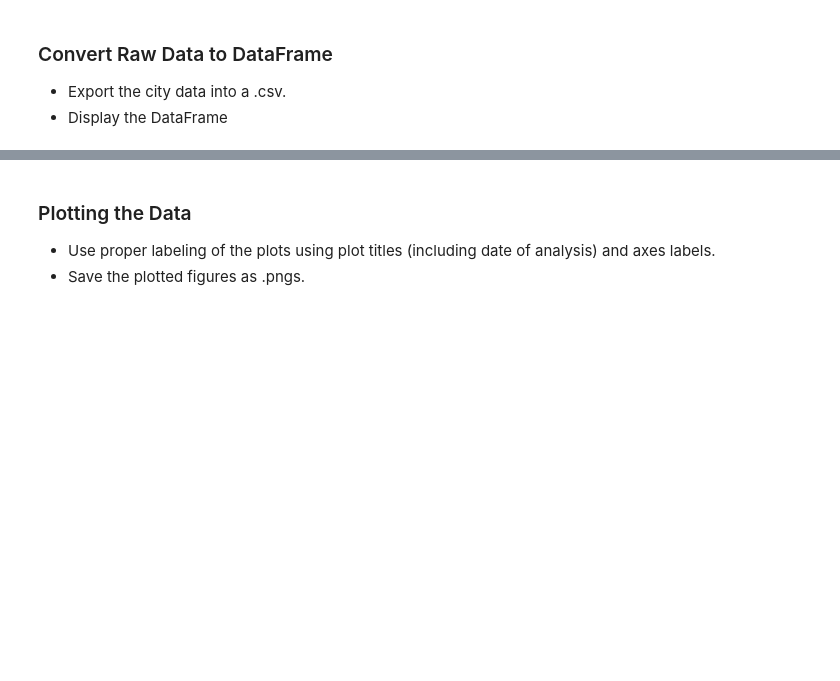
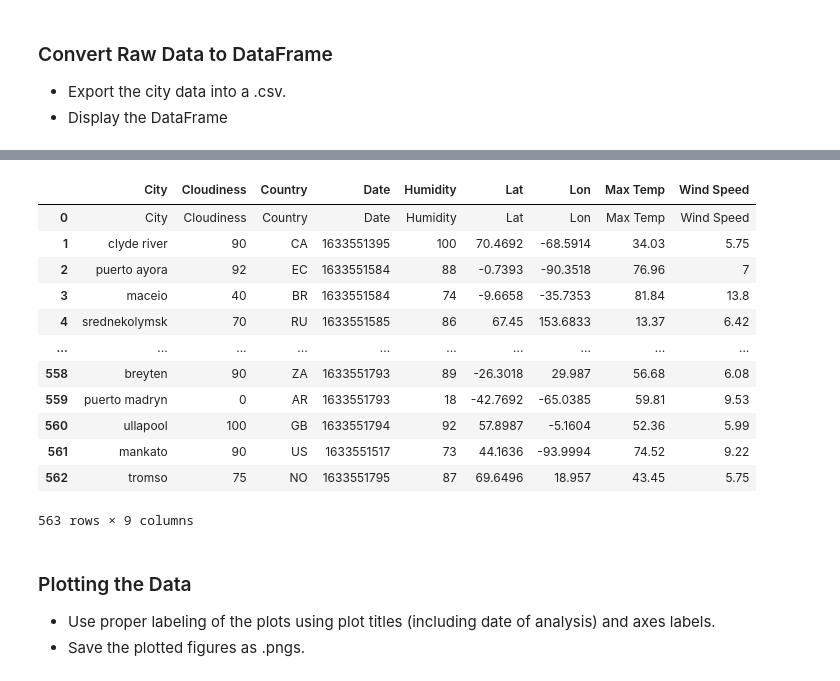
Before and after one commit to TheoF-C/python-api-challenge, a Jupyter notebook: WeatherPy/WeatherPy.ipynb, the cells around one changed output, grey strips where cells are left out. Drawn from its saved outputs; the diff is of its cells as text; code cells hidden in the pictures; blank space fills up the shorter version.

```diff
--- a/WeatherPy/WeatherPy.ipynb
+++ b/WeatherPy/WeatherPy.ipynb
@@ -58,25 +58,26 @@ len(cities)
 city_data = []
 
 for city in cities:
+    # Requests city data
     url = "https://api.openweathermap.org/data/2.5/weather?q=%s&appid=%s&units=imperial" % (city, weather_api_key)
     response = requests.get(url)
     loaded_data = json.loads(response.text)
+
+    # Loads city data with successful response
     if response.status_code == 200:
         print("Loading data for city #%s %s" % (cities.index(city), city))
-        data = {}
-        data['City'] = city
-        data['Cloudiness'] = loaded_data['clouds']['all']
-        data['Country'] = loaded_data['sys']['country']
-        data['Date'] = loaded_data['dt']
-        data['Humidity'] = loaded_data['main']['humidity']
-        data['Lat'] = loaded_data['coord']['lat']
-        data['Lon'] = loaded_data['coord']['lon']
-        data['Max Temp'] = loaded_data['main']['temp_max']
-        data['Wind Speed'] = loaded_data['wind']['speed']
+        data = [
+            city,
+            loaded_data['clouds']['all'],
+            loaded_data['sys']['country'],
+            loaded_data['dt'],
+            loaded_data['main']['humidity'],
+            loaded_data['coord']['lat'],
+            loaded_data['coord']['lon'],
+            loaded_data['main']['temp_max'],
+            loaded_data['wind']['speed']
+        ]
         city_data.append(data)
     else:
         print("Could not find city.")
-
-city_data = pd.DataFrame(city_data)
-city_data
 # %% [output]
@@ -124,3 +105,25 @@ dtype: int64
+# %%
+# Creating data frame with city weather data
+city_dataframe = pd.DataFrame(data=city_data, columns=['City', 'Cloudiness', 'Country', 'Date', 'Humidity', 'Lat', 'Lon', 'Max Temp', 'Wind Speed'])
+
+# Outputing data frame to csv file
+city_dataframe.to_csv(output_data_file)
+
+city_dataframe.head(5)
+# %% [output]
+|  | City | Cloudiness | Country | Date | Humidity | Lat | Lon | Max Temp | Wind Speed |
+| 0 | City | Cloudiness | Country | Date | Humidity | Lat | Lon | Max Temp | Wind Speed |
+| 1 | clyde river | 90 | CA | 1633551395 | 100 | 70.4692 | -68.5914 | 34.03 | 5.75 |
+| 2 | puerto ayora | 92 | EC | 1633551584 | 88 | -0.7393 | -90.3518 | 76.96 | 7 |
+| 3 | maceio | 40 | BR | 1633551584 | 74 | -9.6658 | -35.7353 | 81.84 | 13.8 |
+| 4 | srednekolymsk | 70 | RU | 1633551585 | 86 | 67.45 | 153.6833 | 13.37 | 6.42 |
+| ... | ... | ... | ... | ... | ... | ... | ... | ... | ... |
+| 558 | breyten | 90 | ZA | 1633551793 | 89 | -26.3018 | 29.987 | 56.68 | 6.08 |
+| 559 | puerto madryn | 0 | AR | 1633551793 | 18 | -42.7692 | -65.0385 | 59.81 | 9.53 |
+| 560 | ullapool | 100 | GB | 1633551794 | 92 | 57.8987 | -5.1604 | 52.36 | 5.99 |
+| 561 | mankato | 90 | US | 1633551517 | 73 | 44.1636 | -93.9994 | 74.52 | 9.22 |
+| 562 | tromso | 75 | NO | 1633551795 | 87 | 69.6496 | 18.957 | 43.45 | 5.75 |
+563 rows × 9 columns
 # %% [markdown]
 ### Plotting the Data
 * Use proper labeling of the plots using plot titles (including date of analysis) and axes labels.
```
Also changed, not shown: parts of 4 cells of this notebook, 1 other file.
